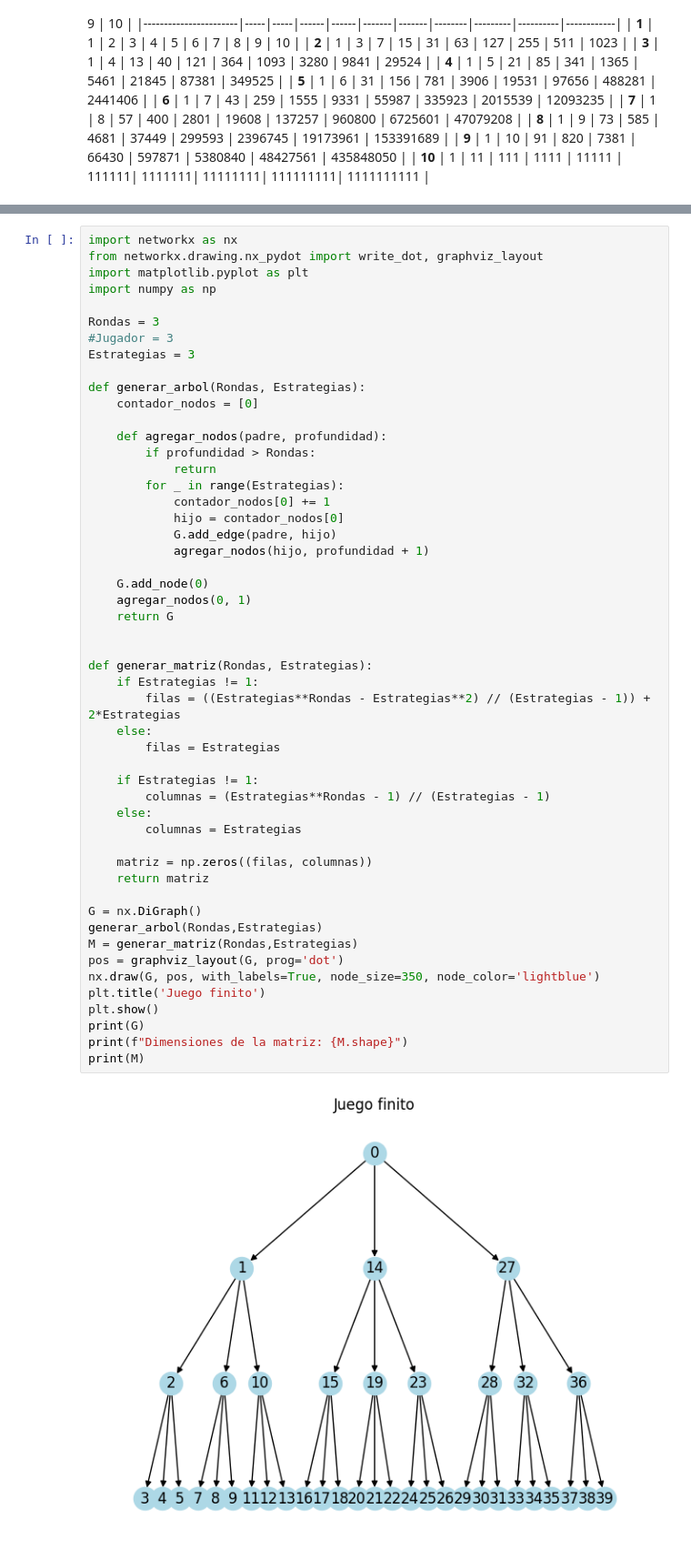
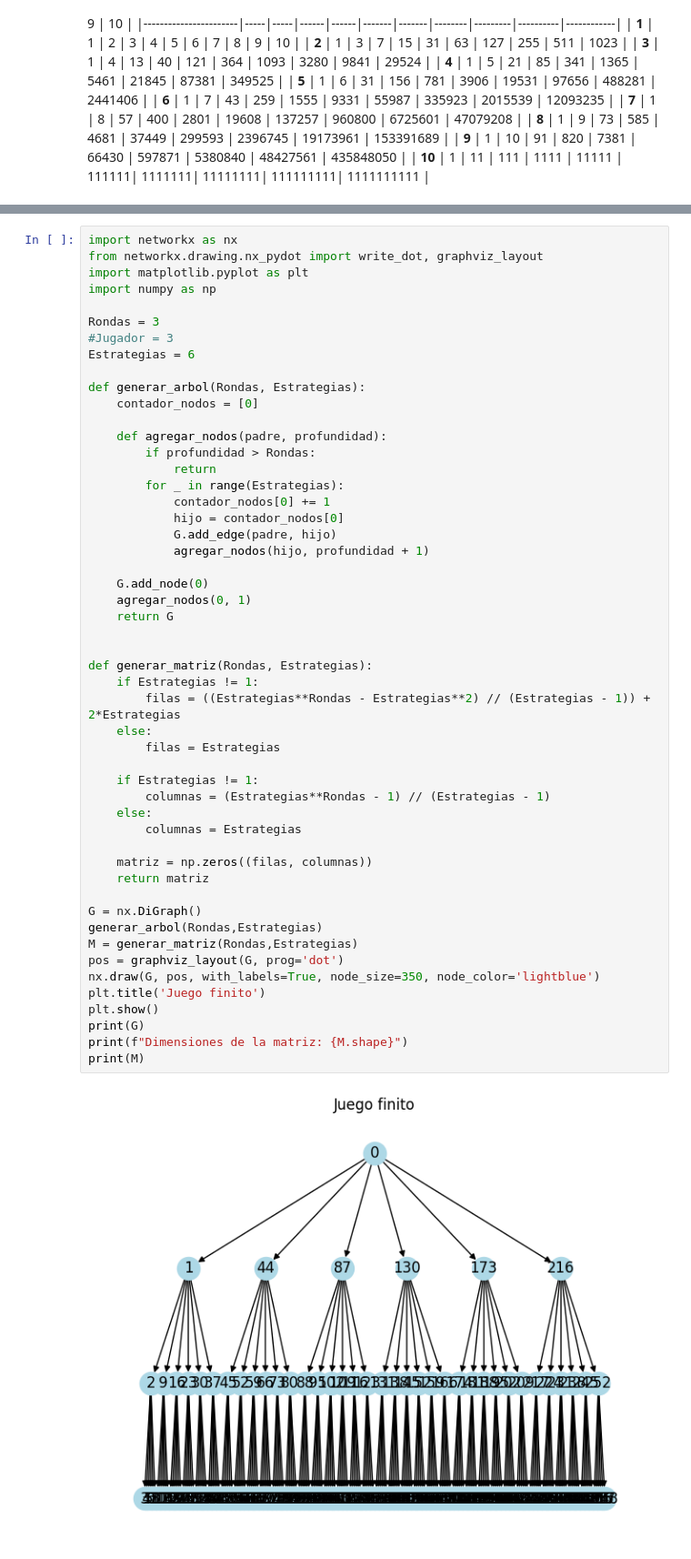
Before and after one commit to UlisesRamx/Game-theory-Simulator-, a Jupyter notebook: Jupyter Notebook/GTS.ipynb, the cells around one changed output, grey strips where cells are left out. Shown: that part at 91% size. Cells and saved outputs as stored; diff of their text form.

Commit message:
Pruebas con visualizador de matrices

```diff
--- a/Jupyter Notebook/GTS.ipynb
+++ b/Jupyter Notebook/GTS.ipynb
@@ -287,7 +287,7 @@ import numpy as np
 
 Rondas = 3
 #Jugador = 3
-Estrategias = 3
+Estrategias = 6
 
 def generar_arbol(Rondas, Estrategias):
     contador_nodos = [0]
@@ -304,31 +304,31 @@ def generar_arbol(Rondas, Estrategias):
     G.add_node(0)
     agregar_nodos(0, 1)
     return G
 
 
 def generar_matriz(Rondas, Estrategias):
     if Estrategias != 1:
         filas = ((Estrategias**Rondas - Estrategias**2) // (Estrategias - 1)) + 2*Estrategias
     else:
         filas = Estrategias
 
     if Estrategias != 1:
         columnas = (Estrategias**Rondas - 1) // (Estrategias - 1)
     else:
         columnas = Estrategias
 
     matriz = np.zeros((filas, columnas))
     return matriz
 
 G = nx.DiGraph()
 generar_arbol(Rondas,Estrategias)
 M = generar_matriz(Rondas,Estrategias)
 pos = graphviz_layout(G, prog='dot')
 nx.draw(G, pos, with_labels=True, node_size=350, node_color='lightblue')
 plt.title('Juego finito')
 plt.show()
 print(G)
 print(f"Dimensiones de la matriz: {M.shape}")
 print(M)
 # %% [output]
-[figure, old version]
+[figure, new version]
```
Also changed, not shown: parts of 1 cell of this notebook, 7 other files.
